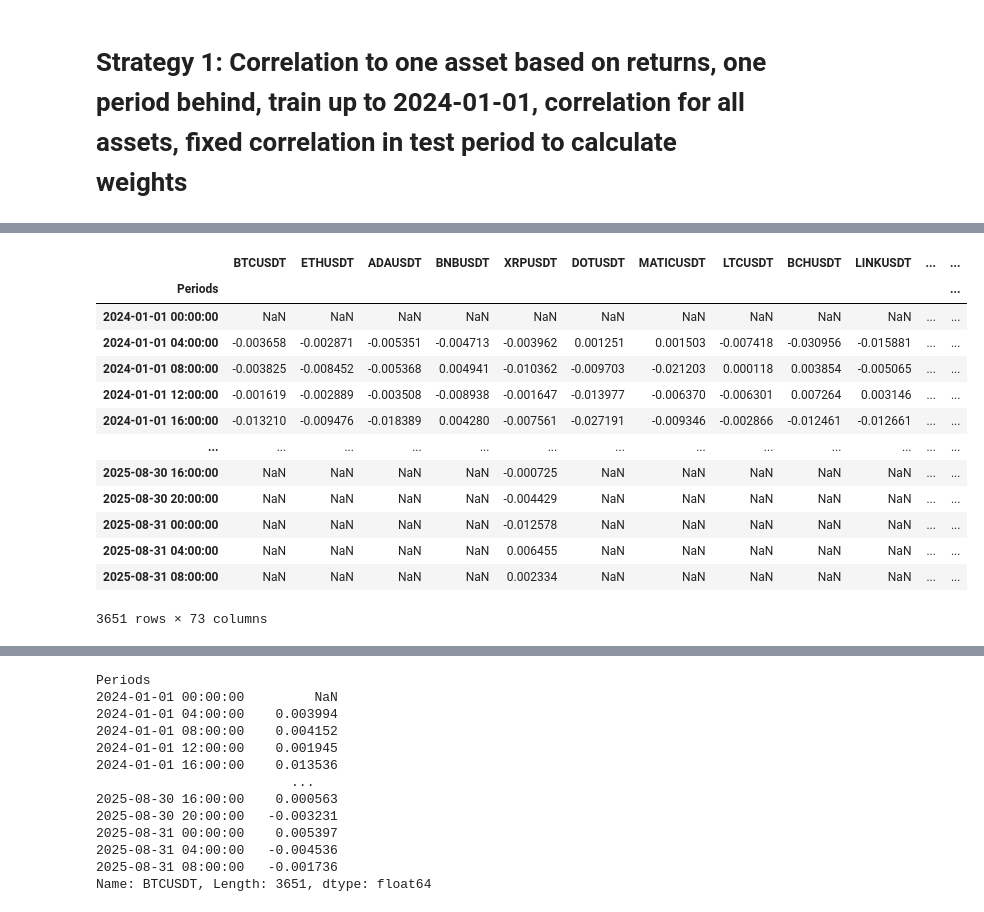
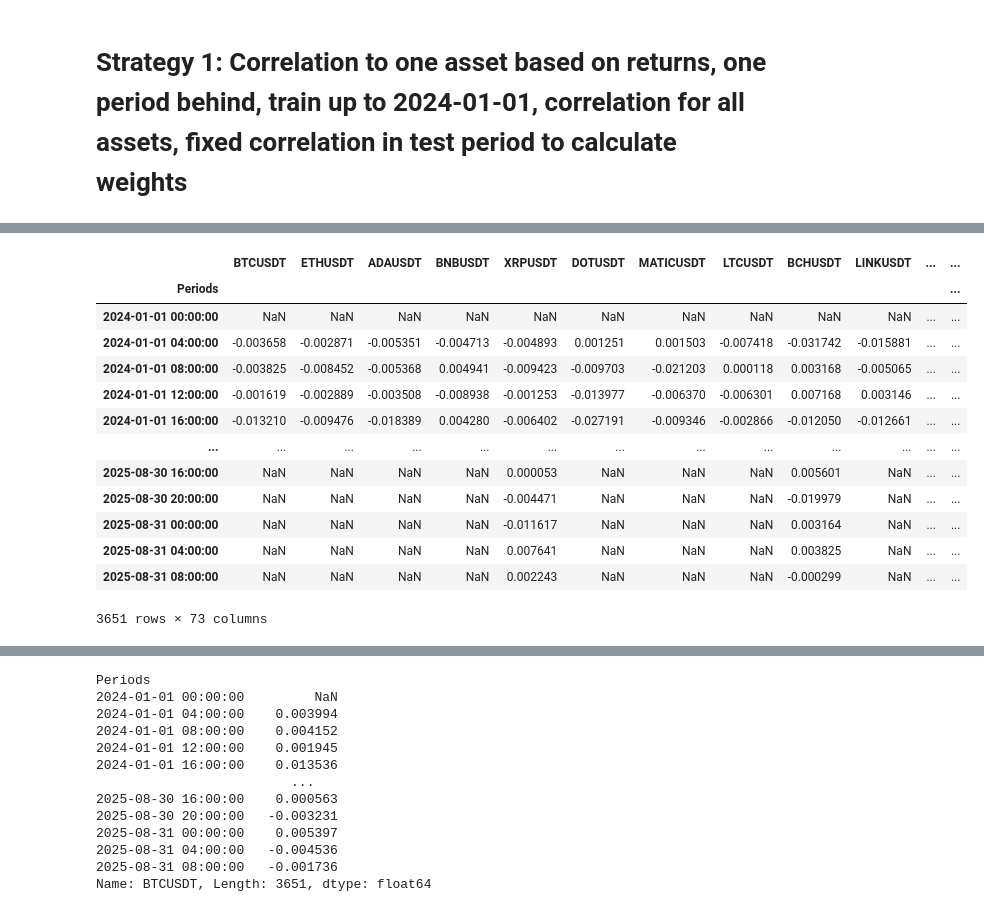
Before and after one commit to wbchristerson/crypto-strategies, a Jupyter notebook: correlation.ipynb, the cells around one changed output, grey strips where cells are left out. Drawn from its saved outputs; the diff is of its cells as text; code cells hidden in the pictures.

```diff
--- a/correlation.ipynb
+++ b/correlation.ipynb
@@ -170 +134,9 @@ coins_to_top_corr_coins_by_ret
+# %%
+from datetime import datetime
+
+ret = px / px.shift() - 1
+t = datetime(2024, 1, 1, 0, 0)
+ret_train_data, ret_test_data = get_train_test_data(ret, t)
+# %%
+coins_to_top_corr_coins_by_ret = get_coins_to_top_corr_coins(ret_train_data)
 # %%
@@ -247,33 +145,27 @@ coins_to_look_back_reg_params
 # %%
-raw_reg_signal = pd.DataFrame(index=test_data.index)
+raw_reg_signal = pd.DataFrame(index=ret_test_data.index)
 raw_reg_signal.index.names = ['Periods']
 
-# coin = 'BTCUSDT'
-# reg_ret = test_data[coins_to_top_corr_coins_by_ret[coin]].shift() * coins_to_look_back_reg_params[coin]['beta']
-# reg_ret = reg_ret + coins_to_look_back_reg_params[coin]['alpha']
+for coin in ret_test_data.columns:
+    reg_ret = ret_test_data[coins_to_top_corr_coins_by_ret[coin]].shift() * coin_rets_to_look_back_reg_params[coin]['beta']
+    reg_ret = reg_ret + coin_rets_to_look_back_reg_params[coin]['alpha']
 
-# test_data[coin] - reg_ret
-
-for coin in test_data.columns:
-    reg_ret = test_data[coins_to_top_corr_coins_by_ret[coin]].shift() * coins_to_look_back_reg_params[coin]['beta']
-    reg_ret = reg_ret + coins_to_look_back_reg_params[coin]['alpha']
-
-    raw_reg_signal[coin] = -1 * (test_data[coin] - reg_ret)
+    raw_reg_signal[coin] = -1 * (ret_test_data[coin] - reg_ret)
 
 raw_reg_signal
 # %% [output]
 |  | BTCUSDT | ETHUSDT | ADAUSDT | BNBUSDT | XRPUSDT | DOTUSDT | MATICUSDT | LTCUSDT | BCHUSDT | LINKUSDT | ... | ... |
 | Periods |  |  |  |  |  |  |  |  |  |  |  | ... |
 | 2024-01-01 00:00:00 | NaN | NaN | NaN | NaN | NaN | NaN | NaN | NaN | NaN | NaN | ... | ... |
-| 2024-01-01 04:00:00 | -0.003658 | -0.002871 | -0.005351 | -0.004713 | -0.003962 | 0.001251 | 0.001503 | -0.007418 | -0.030956 | -0.015881 | ... | ... |
-| 2024-01-01 08:00:00 | -0.003825 | -0.008452 | -0.005368 | 0.004941 | -0.010362 | -0.009703 | -0.021203 | 0.000118 | 0.003854 | -0.005065 | ... | ... |
-| 2024-01-01 12:00:00 | -0.001619 | -0.002889 | -0.003508 | -0.008938 | -0.001647 | -0.013977 | -0.006370 | -0.006301 | 0.007264 | 0.003146 | ... | ... |
-| 2024-01-01 16:00:00 | -0.013210 | -0.009476 | -0.018389 | 0.004280 | -0.007561 | -0.027191 | -0.009346 | -0.002866 | -0.012461 | -0.012661 | ... | ... |
+| 2024-01-01 04:00:00 | -0.003658 | -0.002871 | -0.005351 | -0.004713 | -0.004893 | 0.001251 | 0.001503 | -0.007418 | -0.031742 | -0.015881 | ... | ... |
+| 2024-01-01 08:00:00 | -0.003825 | -0.008452 | -0.005368 | 0.004941 | -0.009423 | -0.009703 | -0.021203 | 0.000118 | 0.003168 | -0.005065 | ... | ... |
+| 2024-01-01 12:00:00 | -0.001619 | -0.002889 | -0.003508 | -0.008938 | -0.001253 | -0.013977 | -0.006370 | -0.006301 | 0.007168 | 0.003146 | ... | ... |
+| 2024-01-01 16:00:00 | -0.013210 | -0.009476 | -0.018389 | 0.004280 | -0.006402 | -0.027191 | -0.009346 | -0.002866 | -0.012050 | -0.012661 | ... | ... |
 | ... | ... | ... | ... | ... | ... | ... | ... | ... | ... | ... | ... | ... |
-| 2025-08-30 16:00:00 | NaN | NaN | NaN | NaN | -0.000725 | NaN | NaN | NaN | NaN | NaN | ... | ... |
-| 2025-08-30 20:00:00 | NaN | NaN | NaN | NaN | -0.004429 | NaN | NaN | NaN | NaN | NaN | ... | ... |
-| 2025-08-31 00:00:00 | NaN | NaN | NaN | NaN | -0.012578 | NaN | NaN | NaN | NaN | NaN | ... | ... |
-| 2025-08-31 04:00:00 | NaN | NaN | NaN | NaN | 0.006455 | NaN | NaN | NaN | NaN | NaN | ... | ... |
-| 2025-08-31 08:00:00 | NaN | NaN | NaN | NaN | 0.002334 | NaN | NaN | NaN | NaN | NaN | ... | ... |
+| 2025-08-30 16:00:00 | NaN | NaN | NaN | NaN | 0.000053 | NaN | NaN | NaN | 0.005601 | NaN | ... | ... |
+| 2025-08-30 20:00:00 | NaN | NaN | NaN | NaN | -0.004471 | NaN | NaN | NaN | -0.019979 | NaN | ... | ... |
+| 2025-08-31 00:00:00 | NaN | NaN | NaN | NaN | -0.011617 | NaN | NaN | NaN | 0.003164 | NaN | ... | ... |
+| 2025-08-31 04:00:00 | NaN | NaN | NaN | NaN | 0.007641 | NaN | NaN | NaN | 0.003825 | NaN | ... | ... |
+| 2025-08-31 08:00:00 | NaN | NaN | NaN | NaN | 0.002243 | NaN | NaN | NaN | -0.000299 | NaN | ... | ... |
 3651 rows × 73 columns
 # %%
```
Also changed, not shown: parts of 21 cells of this notebook.
